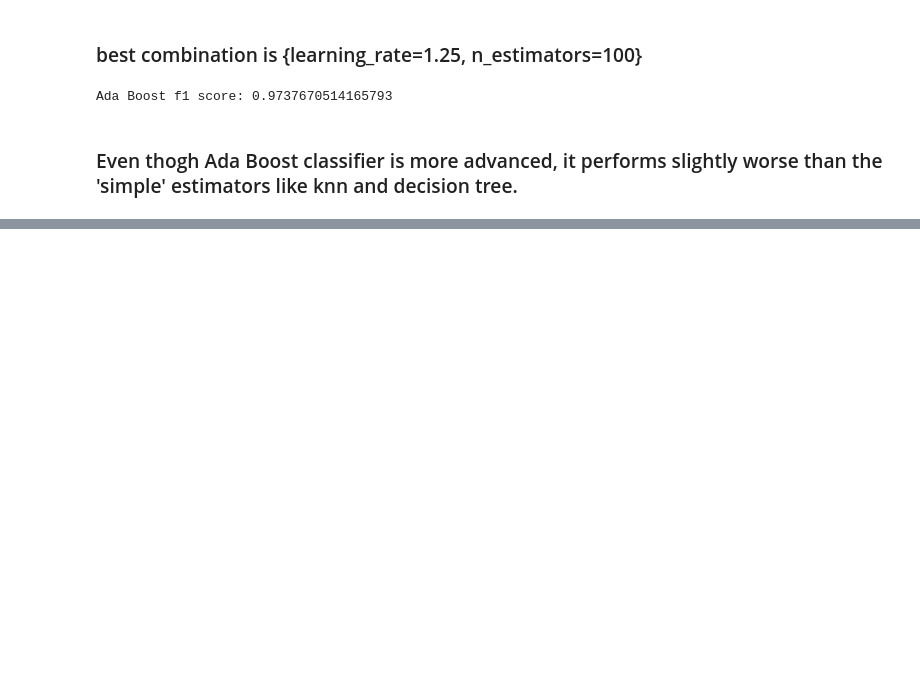
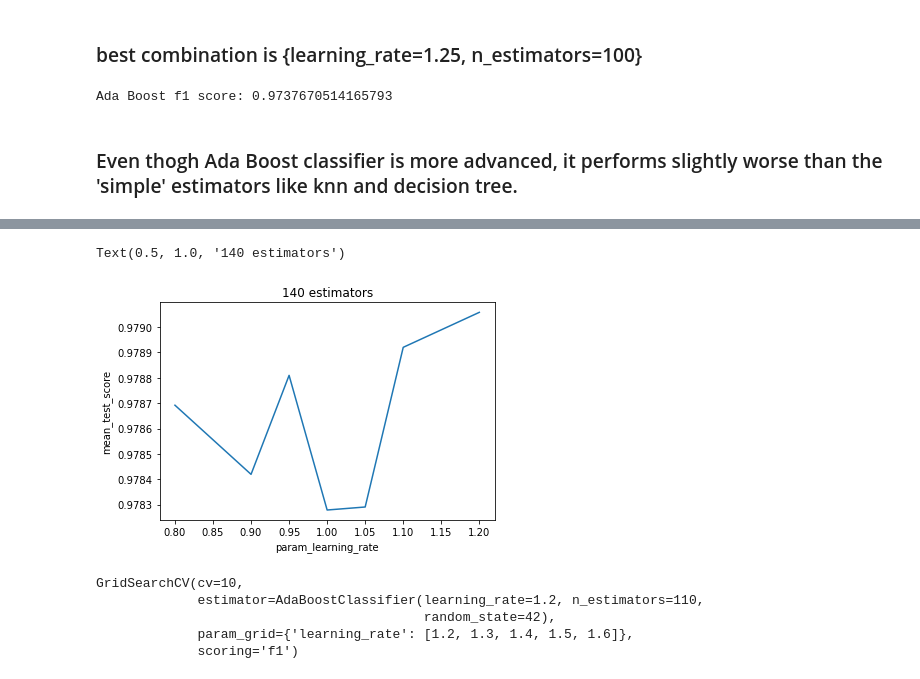
Before and after one commit to oridarshan/data-visualization-project, a Jupyter notebook: Classification notebook.ipynb, the cells around one changed output, grey strips where cells are left out. Drawn from its saved outputs; the diff is of its cells as text; code cells hidden in the pictures; blank space fills up the shorter version.

```diff
--- a/Classification notebook.ipynb
+++ b/Classification notebook.ipynb
@@ -611,0 +641,15 @@ Ada Boost f1 score: 0.9737670514165793
+# %%
+learning_rate_eval=pd.DataFrame(grid.cv_results_)[['param_learning_rate','mean_test_score']]
+sns.lineplot(data=learning_rate_eval,x='param_learning_rate',y='mean_test_score').set_title('140 estimators')
+# %% [output]
+Text(0.5, 1.0, '140 estimators')
+[figure, added]
+# %%
+grid = GridSearchCV(abc, {'learning_rate':[1.2,1.3,1.4,1.5,1.6]}, cv=10, scoring='f1')
+grid.fit(X_train,y_train)
+# %% [output]
+GridSearchCV(cv=10,
+             estimator=AdaBoostClassifier(learning_rate=1.2, n_estimators=110,
+                                          random_state=42),
+             param_grid={'learning_rate': [1.2, 1.3, 1.4, 1.5, 1.6]},
+             scoring='f1')
```
Also changed, not shown: parts of 16 cells of this notebook.
